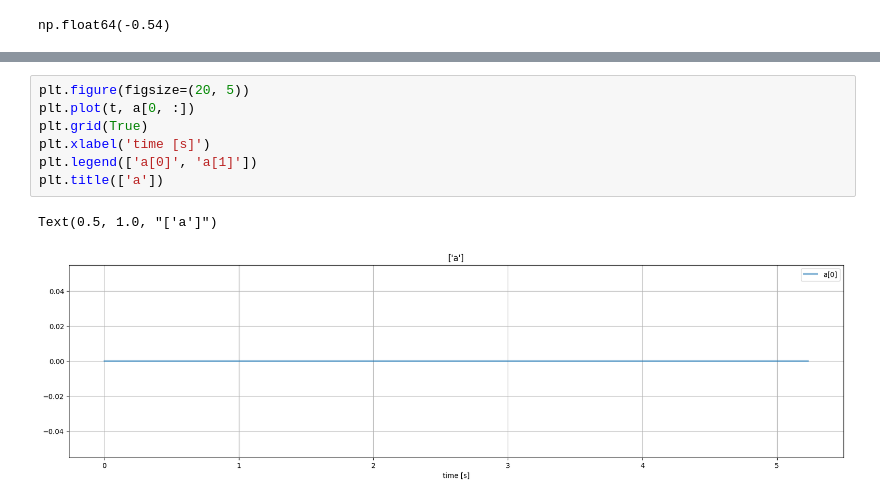
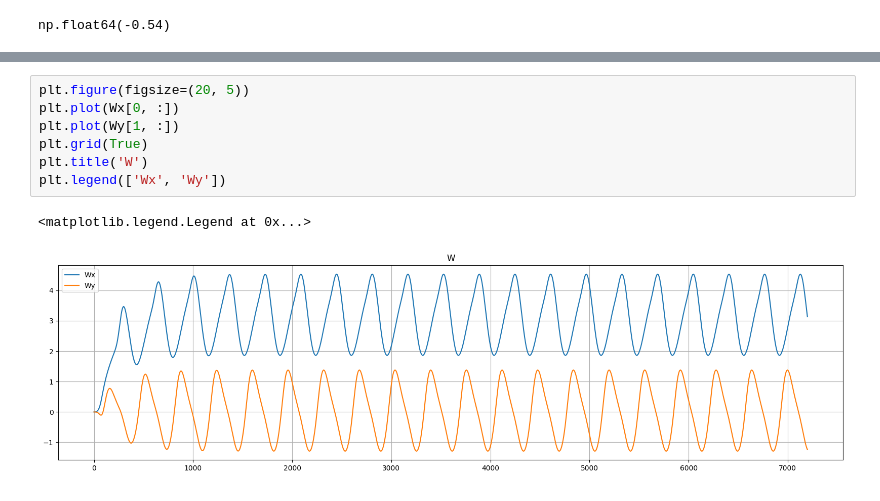
Before and after one commit to avaveriksen/VAWT, a Jupyter notebook: sample.ipynb, the cells around one changed output, grey strips where cells are left out. Saved outputs shown, nothing was run; the diff lists cells and outputs as text.

```diff
--- a/sample.ipynb
+++ b/sample.ipynb
@@ -153,10 +251,10 @@ plt.legend(['theta_B=0', 'theta_B=1'])
-# %%
-plt.figure(figsize=(20, 5))
-plt.plot(t, a[0, :])
-plt.grid(True)
-plt.xlabel('time [s]')
-plt.legend(['a[0]', 'a[1]'])
-plt.title(['a'])
-# %% [output]
-Text(0.5, 1.0, "['a']")
-[figure, removed]
+# %%
+plt.figure(figsize=(20, 5))
+plt.plot(Wx[0, :])
+plt.plot(Wy[1, :])
+plt.grid(True)
+plt.title('W')
+plt.legend(['Wx', 'Wy'])
+# %% [output]
+<matplotlib.legend.Legend at 0x...>
+[figure, added]
```
Also changed, not shown: parts of 18 cells of this notebook.
